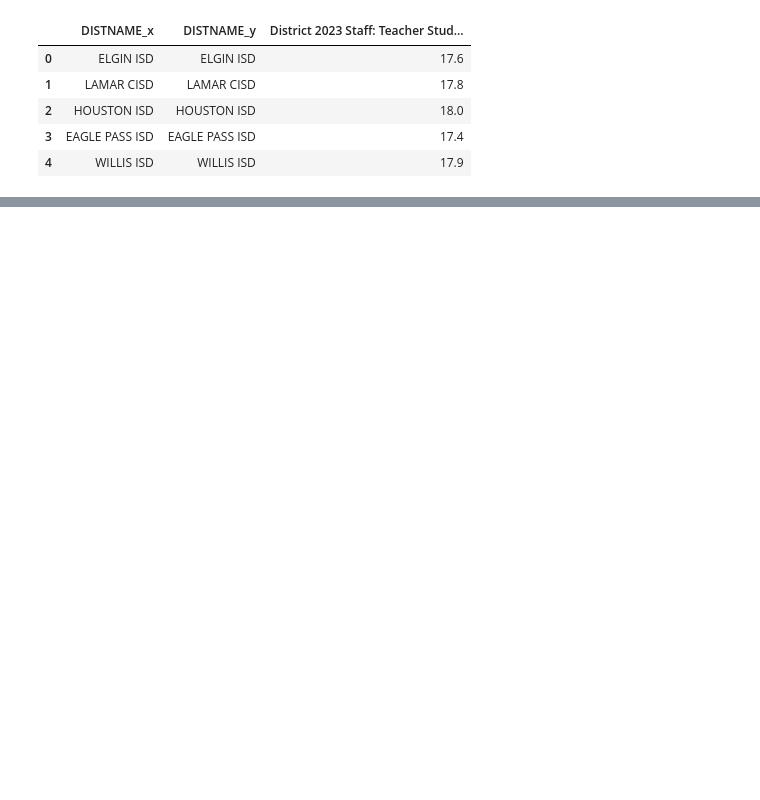
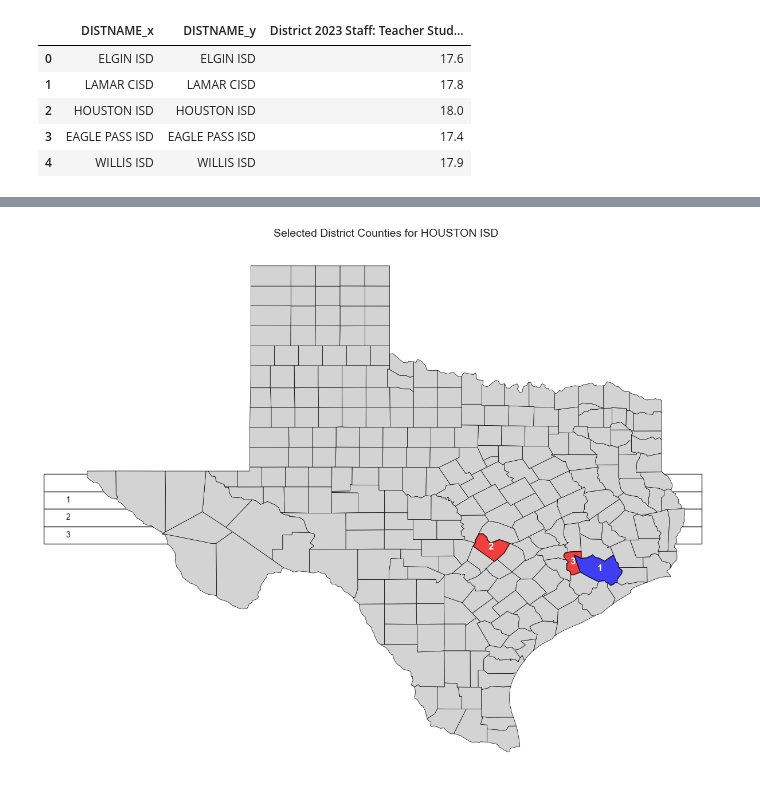
Before and after one commit to RiceD2KLab/HERC_Sp25, a Jupyter notebook: 4_Data_Modeling/4.2_KNN_Clustering/1. Implementation/1. KNN_Implementation.ipynb, the cells around one changed output, grey strips where cells are left out. Cells and saved outputs as stored; diff of their text form; code cells hidden in the pictures; blank space fills up the shorter version.

Commit message:
Updated map visualization

```diff
--- a/4_Data_Modeling/4.2_KNN_Clustering/1. Implementation/1. KNN_Implementation.ipynb
+++ b/4_Data_Modeling/4.2_KNN_Clustering/1. Implementation/1. KNN_Implementation.ipynb
@@ -170,0 +162,96 @@ neighbors_df[neighbors_df.columns.difference(district_identifiers)]
+# %%
+import geopandas as gpd
+import matplotlib.pyplot as plt
+
+def plot_texas_districts4(neighbors, df):
+    """
+    Plots selected school districts on a Texas map.
+    Each county that contains one or more selected districts is numbered,
+    and a legend table on the right lists the county number, county name,
+    and district(s) in that county.
+
+    Parameters:
+    - neighbors (DataFrame): Contains neighbor district IDs.
+    - df (DataFrame): Contains 'DISTRICT_id', 'DISTNAME', and 'CNTYNAME' columns.
+    """
+    # Get the list of selected district IDs
+    district_ids = list(neighbors["DISTRICT_id"])
+    if not district_ids:
+        print("No district IDs provided.")
+        return
+
+    # Filter for the selected districts
+    selected_districts = df[df['DISTRICT_id'].isin(district_ids)]
+    if selected_districts.empty:
+        print("No matching districts found. Check the district IDs.")
+        return
+
+    # Determine the main district and its county (using the first district in the list)
+    main_district_info = df[df['DISTRICT_id'] == district_ids[0]]
+    main_district_name = (main_district_info.iloc[0]["DISTNAME"]
+                          if not main_district_info.empty else "Unknown District")
+    main_county = df[df['DISTRICT_id'] == district_ids[0]]["CNTYNAME"].iloc[0].upper()
+
+    # Load Texas counties shapefile from Census
+    #shapefile_url = "https://www2.census.gov/geo/tiger/GENZ2020/shp/cb_2020_us_county_20m.zip"
+    texas_counties = gpd.read_file(r"C:\Users\mmath\OneDrive\Desktop\Capstone\HERC_Sp25\0_Datasets\2.1Geometry\cb_2020_us_county_20m.zip")
+    texas_counties = texas_counties[texas_counties["STATEFP"] == "48"]
+
+    # Group selected districts by county.
+    # Convert county names to uppercase for matching with the shapefile.
+    county_to_districts = (selected_districts.groupby("CNTYNAME")["DISTNAME"]
+                           .apply(list).to_dict())
+    county_to_districts = {k.upper(): v for k, v in county_to_districts.items()}
+
+    # Select only counties that have selected districts
+    selected_counties = texas_counties[texas_counties["NAME"].str.upper().isin(county_to_districts.keys())]
+
+    # Assign a unique number to each county
+    county_numbers = {}
+    for i, county in enumerate(sorted(county_to_districts.keys()), start=1):
+        county_numbers[county] = i
+
+    # Set up the figure and leave space on the right for the legend table
+    fig, ax = plt.subplots(figsize=(12, 10))
+    plt.subplots_adjust(right=0.65)
+
+    # Plot all Texas counties in light gray
+    texas_counties.plot(ax=ax, color="lightgray", edgecolor="black", linewidth=0.5)
+
+    # Plot selected counties with a fill color:
+    # Blue if it's the main county, red otherwise.
+    for idx, row in selected_counties.iterrows():
+        county_name = row["NAME"].upper()
+        if county_name in county_numbers:
+            color = "blue" if county_name == main_county else "red"
+            gpd.GeoSeries(row["geometry"]).plot(ax=ax, color=color, edgecolor="black", linewidth=1, alpha=0.7)
+            # Annotate the county centroid with its assigned number
+            centroid = row["geometry"].centroid
+            ax.text(centroid.x, centroid.y, str(county_numbers[county_name]),
+                    fontsize=12, fontweight='bold', color="white", ha='center', va='center')
+
+    # Build legend data: each row is [number, county, district(s)]
+    legend_data = []
+    for county, num in sorted(county_numbers.items(), key=lambda x: x[1]):
+        district_names = ", ".join(county_to_districts[county])
+        # Use title case for better readability
+        legend_data.append([num, county.title(), district_names])
+
+    # Create a table legend on the right side of the plot
+    table = plt.table(cellText=legend_data,
+                      colLabels=["#", "County", "District(s)"],
+                      cellLoc='left',
+                      loc='center right')
+    table.auto_set_font_size(False)
+    table.set_fontsize(10)
+
+    ax.set_title(f"Selected District Counties for {main_district_name}", fontsize=14)
+    ax.axis("off")
+    plt.tight_layout()
+    plt.show()
+
+model1 = find_nearest_districts(df, 101912, selected_features, 5, 'Euclidean', "median")
+#model1
+plot_texas_districts4(model1, df)
+# %% [output]
+[figure, added]
```
Also changed, not shown: parts of 6 cells of this notebook, 2 other files.
